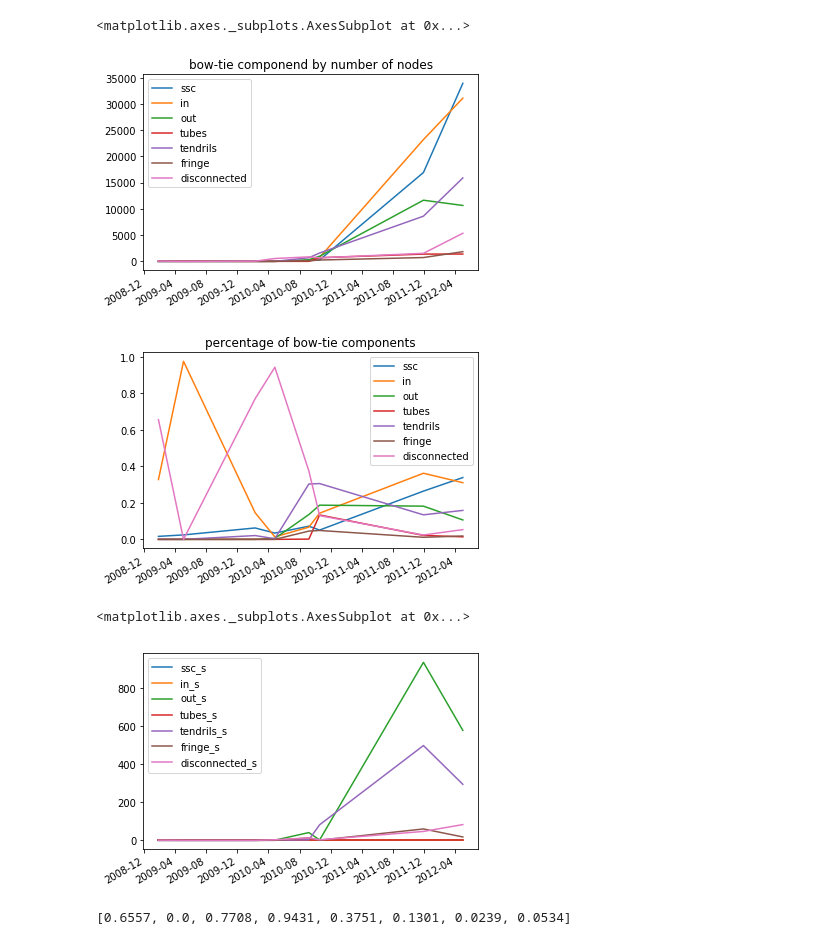
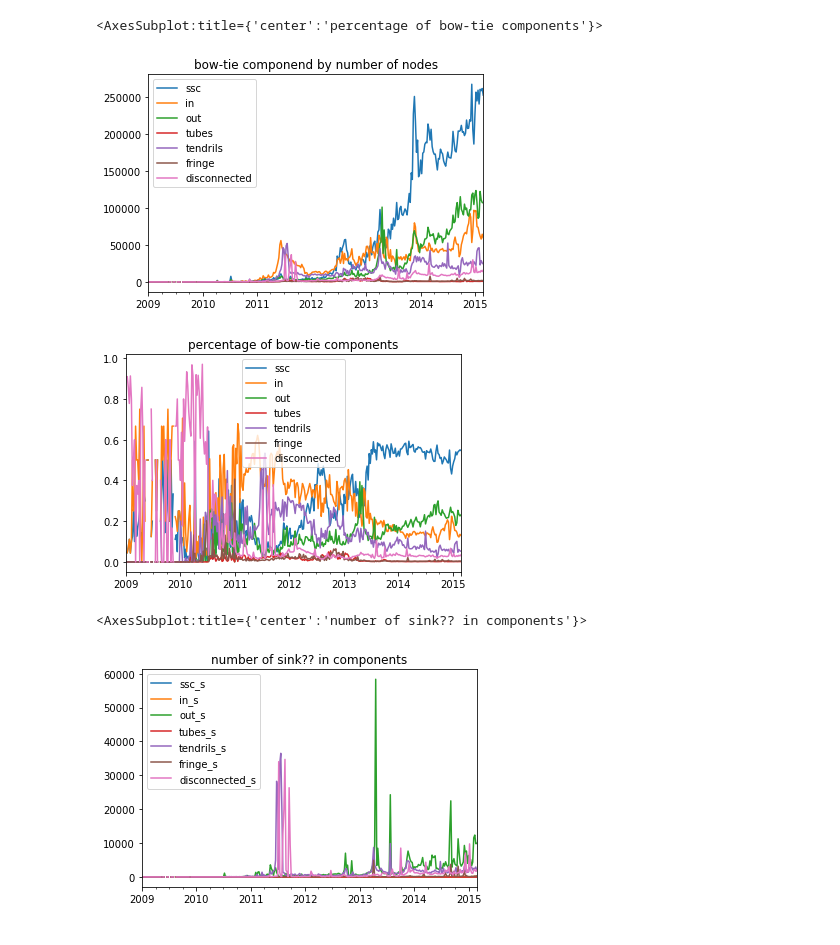
Before and after one commit to hmrug/crypto-transcation-network, a Jupyter notebook: BowTie-Bitcoin Visualization.ipynb, the cells around one changed output. Saved outputs shown, nothing was run; the diff lists cells and outputs as text; code cells hidden in the pictures.

Commit message:
added logging to bowtie_analysis script & updated visualisation script with new json from server

```diff
--- a/BowTie-Bitcoin Visualization.ipynb
+++ b/BowTie-Bitcoin Visualization.ipynb
@@ -5,27 +5,27 @@ import pandas as pd
 # %%
 #plot results using the test.json
 
-df = pd.read_json("test.json",convert_dates=True).transpose()
+df = pd.read_json("results/btc530_week.json",convert_dates=True).transpose()
 df = df.sort_index()
 
 total_nodes = df["nodes"]
 bt_components = ["ssc","in","out","tubes","tendrils","fringe","disconnected"]
 
 #absolut number of nodes in compnents
 df_comp = df.copy()[bt_components]
 df_comp.plot(title="bow-tie componend by number of nodes")
 
 #relative number of nodes in compnents
 df_percent = df_comp.div(total_nodes.values,axis=0)
 #df_percent.reset_index(drop=True).plot()
 df_percent.plot(title="percentage of bow-tie components")
 # %% [output]
-<matplotlib.axes._subplots.AxesSubplot at 0x...>
+<AxesSubplot:title={'center':'percentage of bow-tie components'}>
-[figure, old version]
+[figure, new version]
-[figure, old version]
+[figure, new version]
 # %%
 # plot is_sink per component absolute
 df.copy()[list(map(lambda x: x +  "_s" ,bt_components))].plot(title = "number of sink?? in components")
 # %% [output]
-<matplotlib.axes._subplots.AxesSubplot at 0x...>
+<AxesSubplot:title={'center':'number of sink?? in components'}>
-[figure, old version]
+[figure, new version]
@@ -52,4 +31,0 @@ for key in data:
-# %%
-disconnected_lst
-# %% [output]
-[0.6557, 0.0, 0.7708, 0.9431, 0.3751, 0.1301, 0.0239, 0.0534]
```
Also changed, not shown: parts of 3 cells of this notebook, 1 other file.
